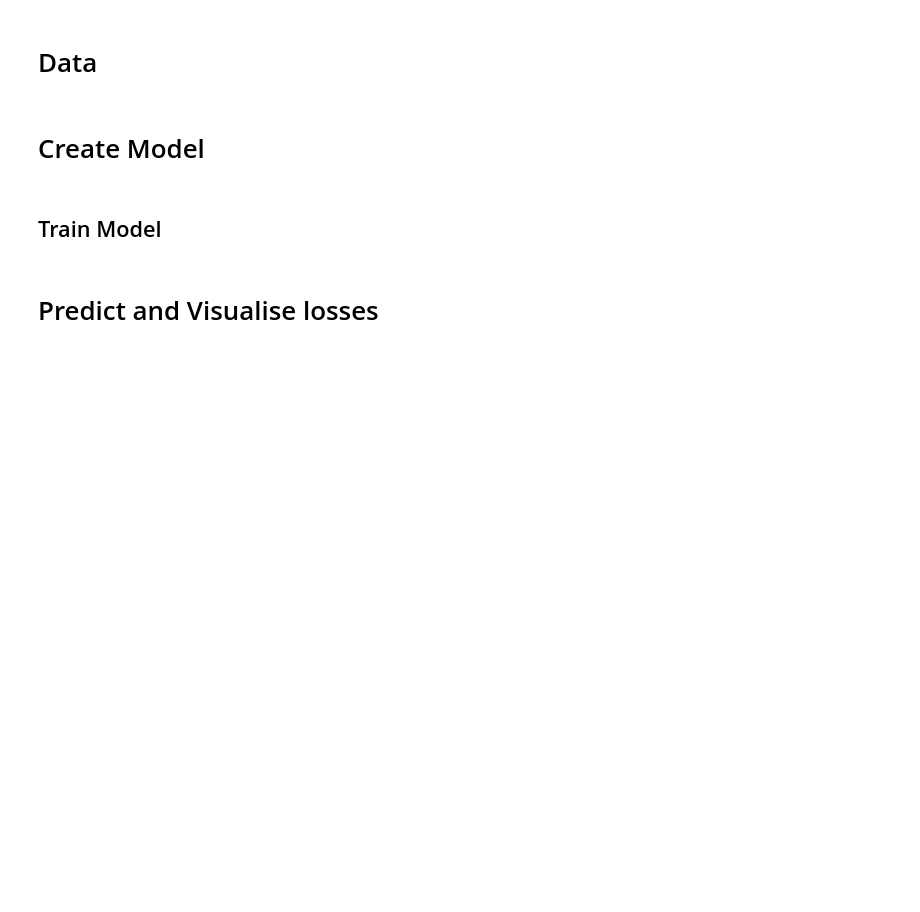
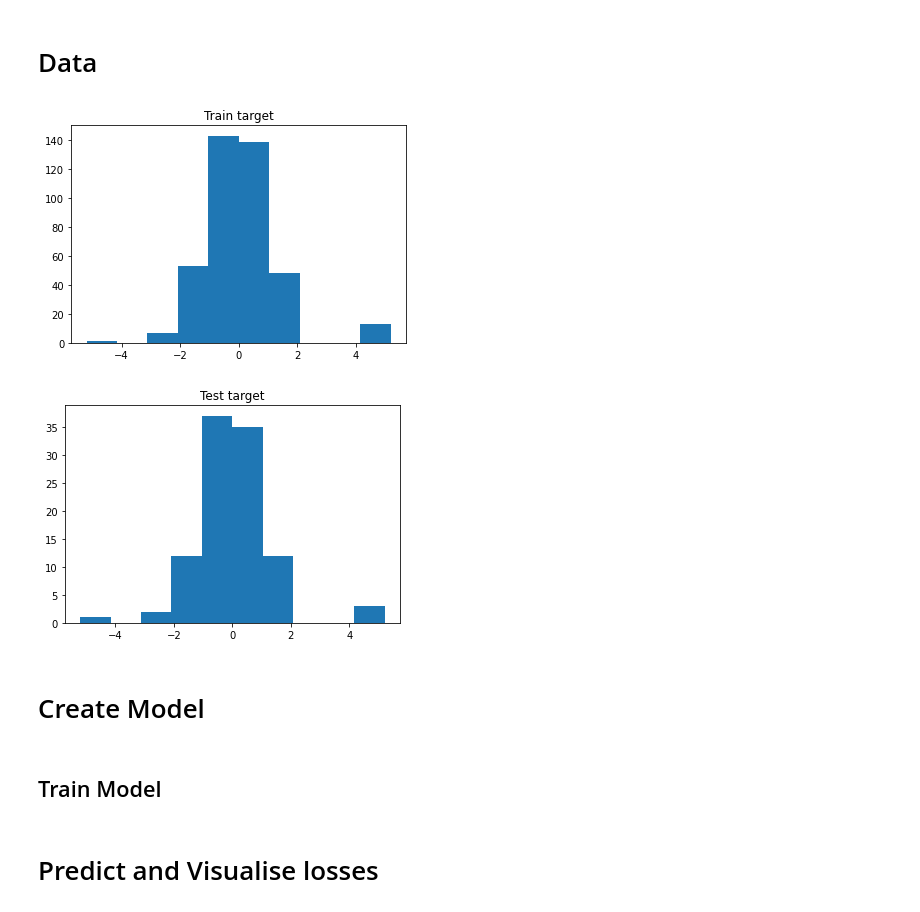
Before and after one commit to tupoylogin/Neural_Net_Genetic_Alg, a Jupyter notebook: examples/BackPropogationConjugateSGD.ipynb, the cells around one changed output. Drawn from its saved outputs; the diff is of its cells as text; code cells hidden in the pictures; blank space fills up the shorter version.

```diff
--- a/examples/BackPropogationConjugateSGD.ipynb
+++ b/examples/BackPropogationConjugateSGD.ipynb
@@ -30,9 +30,16 @@ The animation.avconv_args rcparam was deprecated in Matplotlib 3.3 and will be r
 # %% [markdown]
 # Data
 # %%
-X_train, X_test, y_train, y_test = get_and_process_boston_dataset()
+RANDOM_SEED = 42
 
-#visualise_boston(X_train, X_test, y_train, y_test)
+seed_everything(RANDOM_SEED)
+
+X_train, X_test, y_train, y_test = get_and_process_boston_dataset(random_state=RANDOM_SEED)
+
+visualise_boston(X_train, X_test, y_train, y_test)
+# %% [output]
+[figure, added]
+[figure, added]
 # %% [markdown]
 # Create Model
 # %%
```
Also changed, not shown: parts of 7 cells of this notebook, 10 other files.
